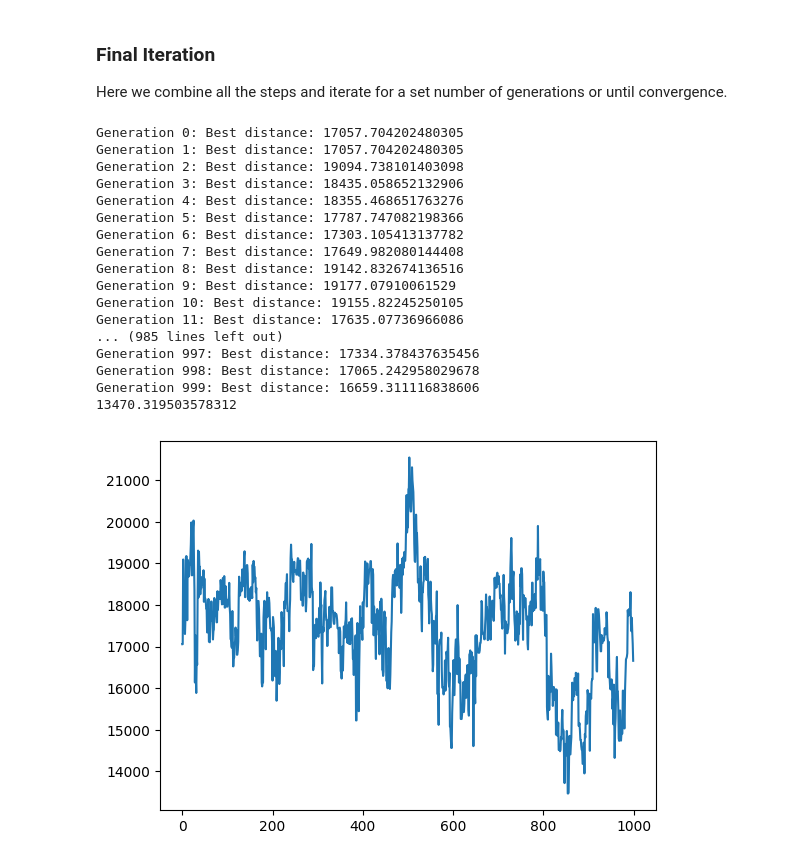
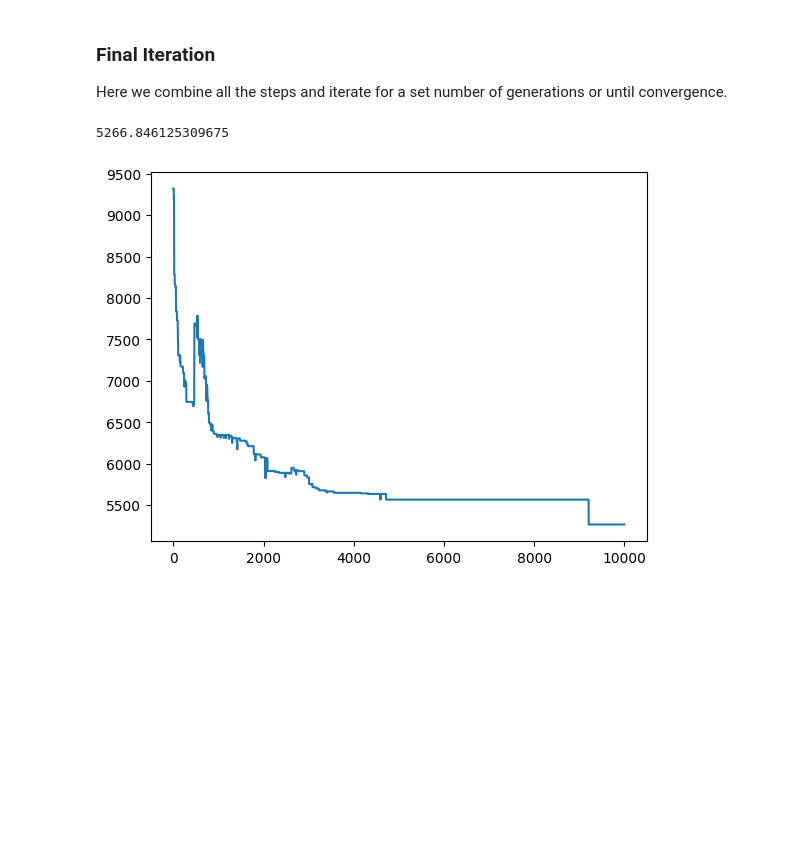
Before and after one commit to MelDashti/CI2024_lab2, a Jupyter notebook: tspMyVersion.ipynb, the cells around one changed output. Saved outputs shown, nothing was run; the diff lists cells and outputs as text; code cells hidden in the pictures; blank space fills up the shorter version.

Commit message:
added elitism to the genetic algorithm
Major performance improvement, best fitness went from 13000 to 5000!!

```diff
--- a/tspMyVersion.ipynb
+++ b/tspMyVersion.ipynb
@@ -251,8 +251,13 @@ def mutate(path, mutation_rate = 0.1):
 ### Next Generation
 Using the selection, crossover, and mutation functions, we generate a new generation of paths.
 # %%
-def generate_new_population(parents, mutation_rate = 0.1):
+def generate_new_population(parents, mutation_rate = 1, elite_size = 5):
     new_population = []
+
+    # We preserve the best paths from the previous generation (elitism)
+    sorted_parents = sorted(parents, key = lambda x : calculate_path_distance(x))
+    new_population.extend(sorted_parents[:elite_size])
+
     for i in range(0, len(parents), 2):
         parent1, parent2 = parents[i], parents[(i+1) % len(parents)]
         child = crossover(parent1, parent2)
@@ -263,46 +268,28 @@ def generate_new_population(parents, mutation_rate = 0.1):
 ### Final Iteration
 Here we combine all the steps and iterate for a set number of generations or until convergence.
 # %%
-num_generations = 1000  # Here we define the number of generations
+num_generations = 10000  # Here we define the number of generations
 best_distances = []
 
 for generation in range(num_generations):
     # step 1: calculate fitness
     fitness_scores = [calculate_path_distance(path) for path in population]
 
     # step 2: Selection
     parents = select_parents(population, fitness_scores, 20)
 
     # step 3: Generate new population
     population = generate_new_population(parents)
 
     # step 4: Calculate the best path in the current generation
     best_distance = min(fitness_scores)
 
     best_distances.append(best_distance)
 
-    print(f"Generation {generation}: Best distance: {best_distance}")
-
 
 import matplotlib.pyplot as plt
 plt.plot(best_distances)
 print(min(best_distances))
 # %% [output]
-Generation 0: Best distance: 17057.704202480305
-Generation 1: Best distance: 17057.704202480305
-Generation 2: Best distance: 19094.738101403098
-Generation 3: Best distance: 18435.058652132906
-Generation 4: Best distance: 18355.468651763276
-Generation 5: Best distance: 17787.747082198366
-Generation 6: Best distance: 17303.105413137782
-Generation 7: Best distance: 17649.982080144408
-Generation 8: Best distance: 19142.832674136516
-Generation 9: Best distance: 19177.07910061529
-Generation 10: Best distance: 19155.82245250105
-Generation 11: Best distance: 17635.07736966086
-... (985 lines left out)
-Generation 997: Best distance: 17334.378437635456
-Generation 998: Best distance: 17065.242958029678
-Generation 999: Best distance: 16659.311116838606
-13470.319503578312
+5266.846125309675
-[figure, old version]
+[figure, new version]
```
